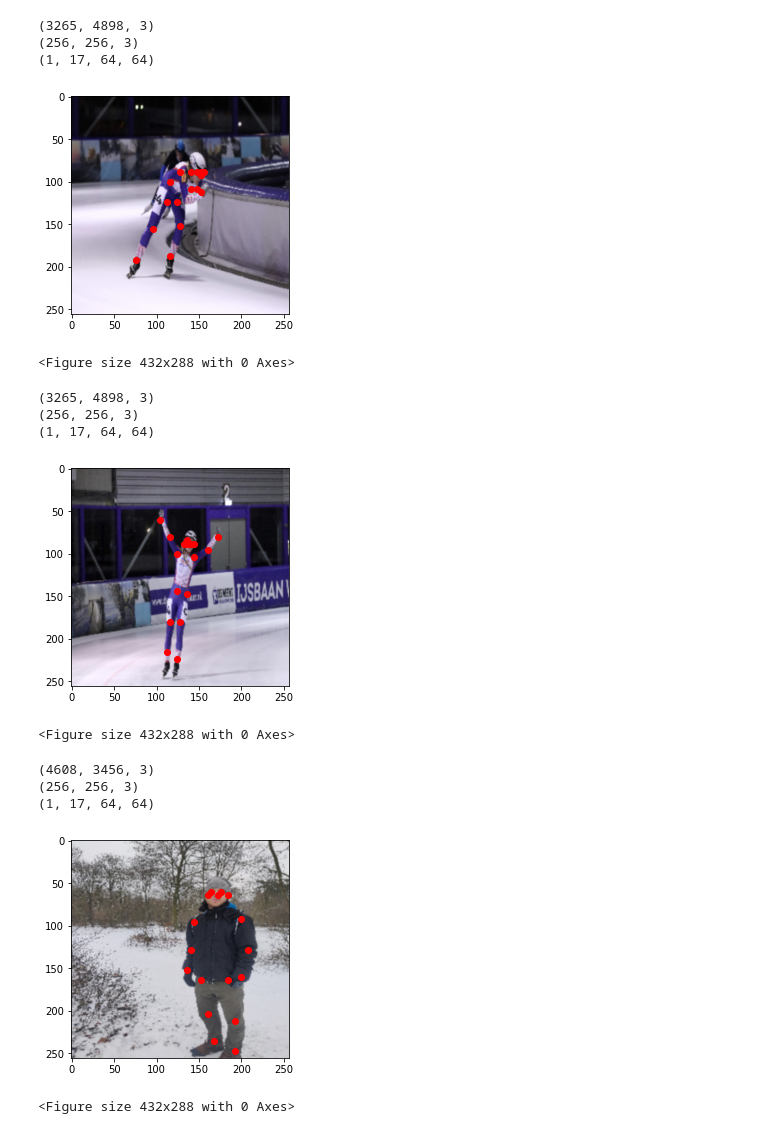
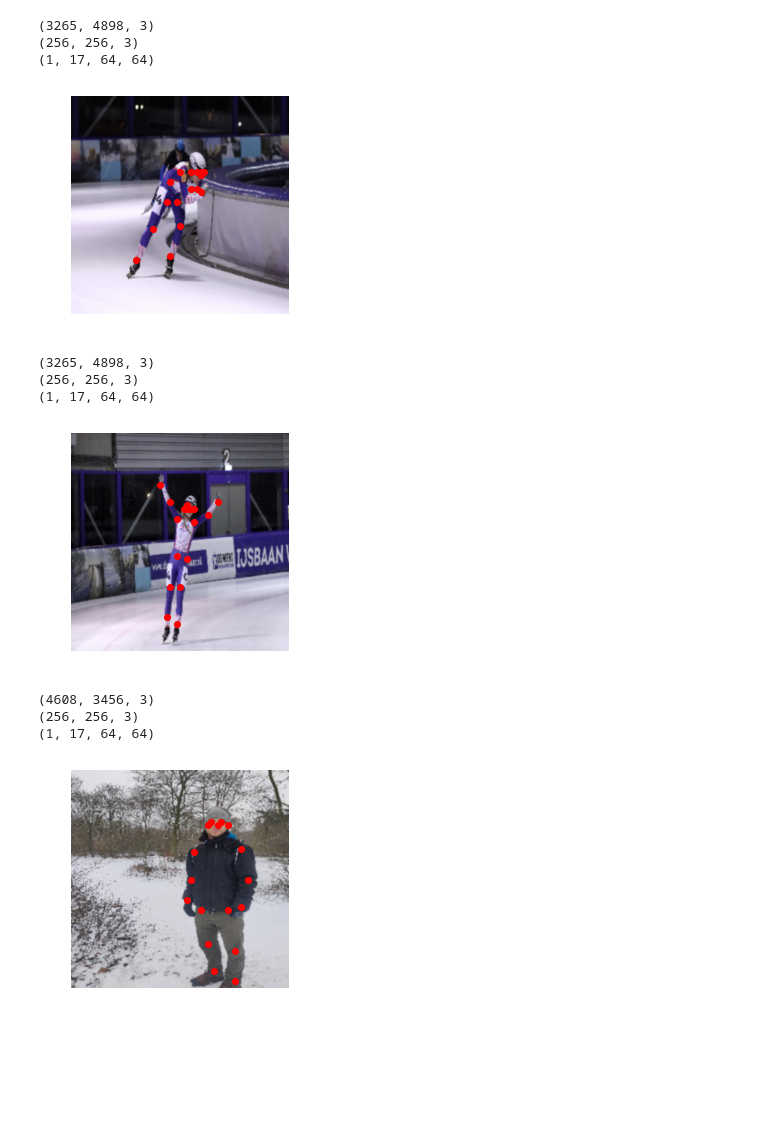
Before and after one commit to takotab/human-pose-estimation.pytorch, a Jupyter notebook: main.ipynb, the cells around one changed output. Cells and saved outputs as stored; diff of their text form; code cells hidden in the pictures; blank space fills up the shorter version.

```diff
--- a/main.ipynb
+++ b/main.ipynb
@@ -33,36 +33,37 @@ PoseResNet(
 image_file = "data/roos2.jpg"
 def pose_estimate(img_file, resize = 256):
 
     normalize = transforms.Normalize(
         mean=[0.485, 0.456, 0.406], std=[0.229, 0.224, 0.225]
     )
     transform = transforms.Compose([transforms.ToTensor(), normalize])
     # cv2.IMREAD_COLOR | cv2.IMREAD_IGNORE_ORIENTATION
     data_numpy = cv2.imread(
         str(image_file), cv2.IMREAD_COLOR# | cv2.IMREAD_IGNORE_ORIENTATION
     )
     print(data_numpy.shape)
     data_numpy = cv2.resize(data_numpy, (resize, resize))
     print(data_numpy.shape)
     input = transform(data_numpy).cuda()
     output = model(input[None, :, :, :]).detach().cpu().numpy()
     print(output.shape)
     pred, val = inference.get_max_preds(output)
     plt.figure()
+    fig1 = plt.gcf()
     plt.imshow(cv2.cvtColor(data_numpy, cv2.COLOR_BGR2RGB), cmap = 'gray', interpolation = 'bicubic')
     for p in pred[0]:
         plt.plot((p[0]/output.shape[-1])*resize,p[1]/output.shape[-1]*resize, marker='o', color='r')
+    plt.axis("off")
     plt.show()
-    plt.savefig(img_file.replace(".jpg","_marked.jpg"))
+    fig1.savefig(img_file.replace(".jpg","_marked.jpg"))
 
 
 pose_estimate(image_file)
 # %% [output]
 (3265, 4898, 3)
 (256, 256, 3)
 (1, 17, 64, 64)
-[figure, old version]
+[figure, new version]
-<Figure size 432x288 with 0 Axes>
 # %%
 image_file = "data/roos.jpg"
 pose_estimate(image_file)
@@ -70,8 +71,7 @@ pose_estimate(image_file)
 (3265, 4898, 3)
 (256, 256, 3)
 (1, 17, 64, 64)
-[figure, old version]
+[figure, new version]
-<Figure size 432x288 with 0 Axes>
 # %%
 image_file = "data/tako.jpg"
 pose_estimate(image_file)
@@ -79,8 +79,7 @@ pose_estimate(image_file)
 (4608, 3456, 3)
 (256, 256, 3)
 (1, 17, 64, 64)
-[figure, old version]
+[figure, new version]
-<Figure size 432x288 with 0 Axes>
 # %%
 image_file = "data/tako2.jpg"
 pose_estimate(image_file)
```
Also changed, not shown: parts of 1 cell of this notebook, 5 other files.
